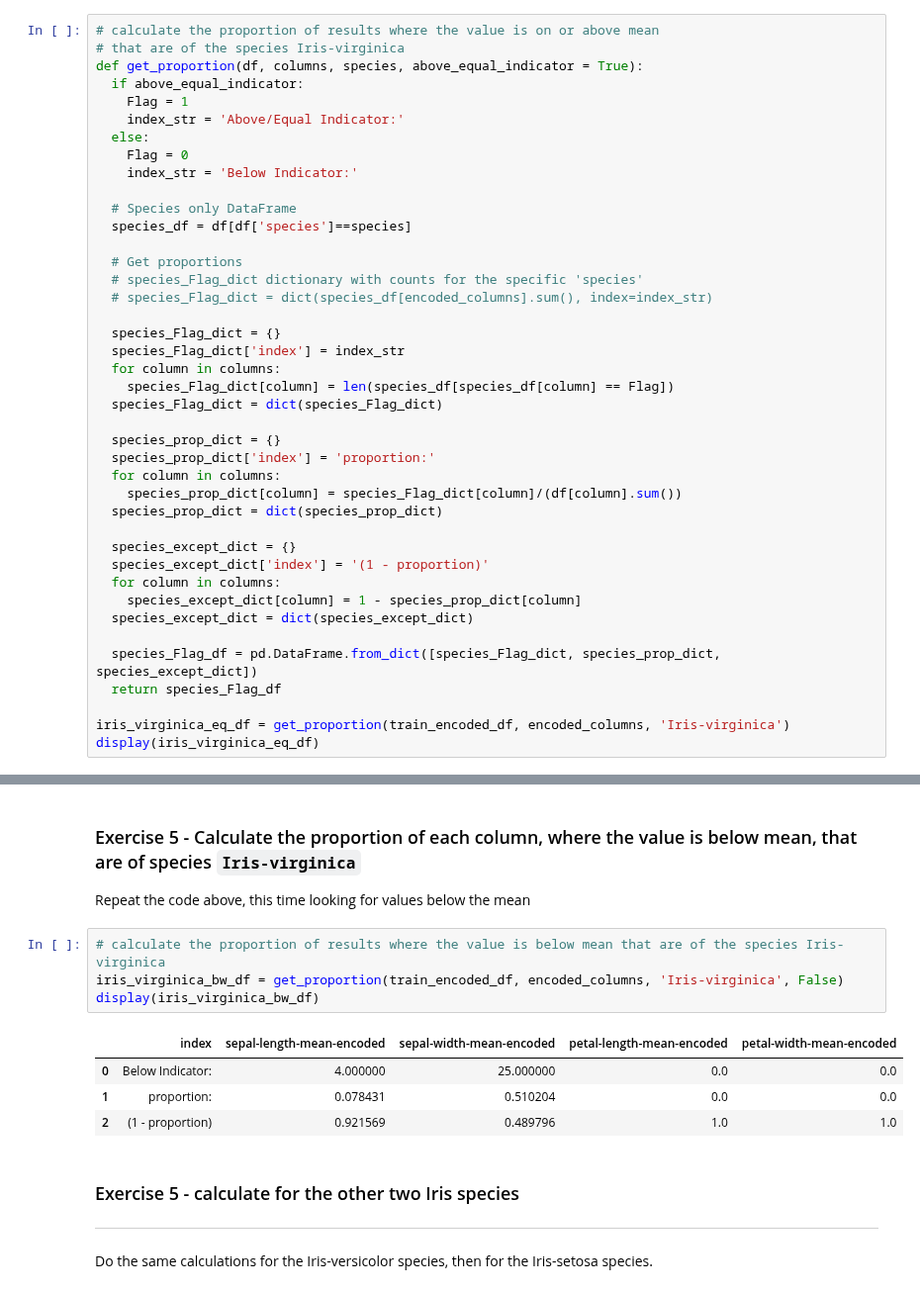
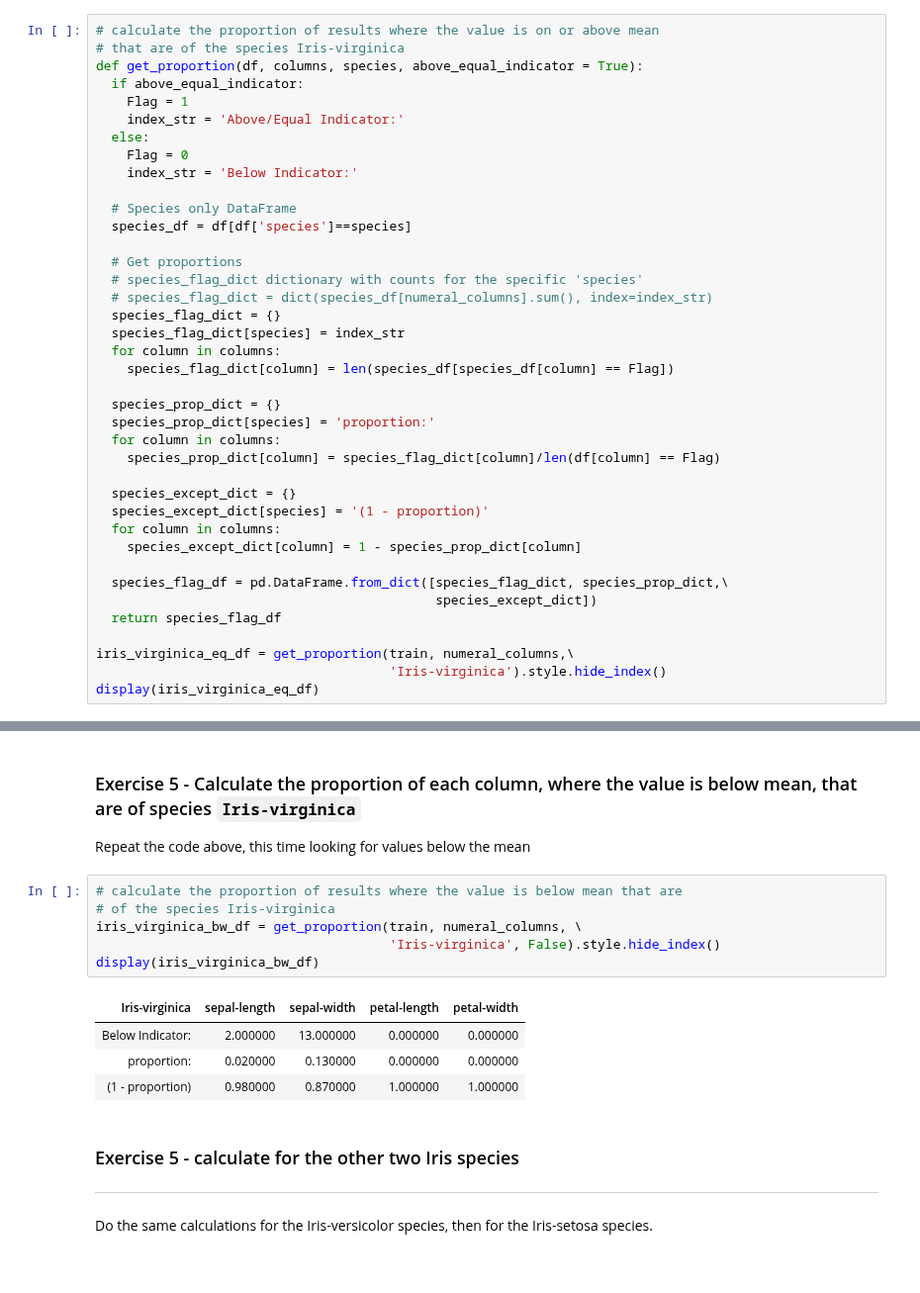
Before and after one commit to Imran-Github22/Imran-Farooqui, a Jupyter notebook: Projects/15_2_Decision_Tree_coded_model.ipynb, the cells around one changed output, grey strips where cells are left out. Shown at 99% size. Drawn from its saved outputs; the diff is of its cells as text.

```diff
--- a/Projects/15_2_Decision_Tree_coded_model.ipynb
+++ b/Projects/15_2_Decision_Tree_coded_model.ipynb
@@ -290,30 +316,28 @@ def get_proportion(df, columns, species, above_equal_indicator = True):
   species_df = df[df['species']==species]
 
   # Get proportions
-  # species_Flag_dict dictionary with counts for the specific 'species'
-  # species_Flag_dict = dict(species_df[encoded_columns].sum(), index=index_str)
-
-  species_Flag_dict = {}
-  species_Flag_dict['index'] = index_str
+  # species_flag_dict dictionary with counts for the specific 'species'
+  # species_flag_dict = dict(species_df[numeral_columns].sum(), index=index_str)
+  species_flag_dict = {}
+  species_flag_dict[species] = index_str
   for column in columns:
-    species_Flag_dict[column] = len(species_df[species_df[column] == Flag])
-  species_Flag_dict = dict(species_Flag_dict)
+    species_flag_dict[column] = len(species_df[species_df[column] == Flag])
 
   species_prop_dict = {}
-  species_prop_dict['index'] = 'proportion:'
+  species_prop_dict[species] = 'proportion:'
   for column in columns:
-    species_prop_dict[column] = species_Flag_dict[column]/(df[column].sum())
-  species_prop_dict = dict(species_prop_dict)
+    species_prop_dict[column] = species_flag_dict[column]/len(df[column] == Flag)
 
   species_except_dict = {}
-  species_except_dict['index'] = '(1 - proportion)'
+  species_except_dict[species] = '(1 - proportion)'
   for column in columns:
     species_except_dict[column] = 1 - species_prop_dict[column]
-  species_except_dict = dict(species_except_dict)
 
-  species_Flag_df = pd.DataFrame.from_dict([species_Flag_dict, species_prop_dict, species_except_dict])
-  return species_Flag_df
+  species_flag_df = pd.DataFrame.from_dict([species_flag_dict, species_prop_dict,\
+                                            species_except_dict])
+  return species_flag_df
 
-iris_virginica_eq_df = get_proportion(train_encoded_df, encoded_columns, 'Iris-virginica')
+iris_virginica_eq_df = get_proportion(train, numeral_columns,\
+                                      'Iris-virginica').style.hide_index()
 display(iris_virginica_eq_df)
 # %% [output]
@@ -326,14 +350,16 @@ display(iris_virginica_eq_df)
 
 Repeat the code above, this time looking for values below the mean
 # %%
-# calculate the proportion of results where the value is below mean that are of the species Iris-virginica
-iris_virginica_bw_df = get_proportion(train_encoded_df, encoded_columns, 'Iris-virginica', False)
+# calculate the proportion of results where the value is below mean that are
+# of the species Iris-virginica
+iris_virginica_bw_df = get_proportion(train, numeral_columns, \
+                                      'Iris-virginica', False).style.hide_index()
 display(iris_virginica_bw_df)
 # %% [output]
-|  | index | sepal-length-mean-encoded | sepal-width-mean-encoded | petal-length-mean-encoded | petal-width-mean-encoded |
-| 0 | Below Indicator: | 4.000000 | 25.000000 | 0.0 | 0.0 |
-| 1 | proportion: | 0.078431 | 0.510204 | 0.0 | 0.0 |
-| 2 | (1 - proportion) | 0.921569 | 0.489796 | 1.0 | 1.0 |
+| Iris-virginica | sepal-length | sepal-width | petal-length | petal-width |
+| Below Indicator: | 2.000000 | 13.000000 | 0.000000 | 0.000000 |
+| proportion: | 0.020000 | 0.130000 | 0.000000 | 0.000000 |
+| (1 - proportion) | 0.980000 | 0.870000 | 1.000000 | 1.000000 |
 # %% [markdown]
 ### Exercise 5 - calculate for the other two Iris species
 ---
```
Also changed, not shown: parts of 14 cells of this notebook.
